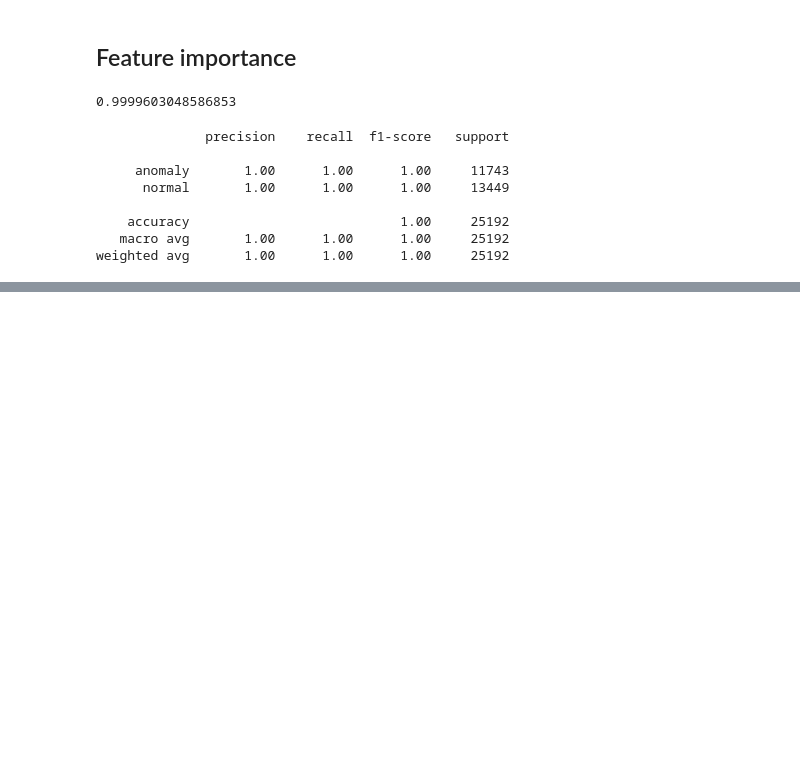
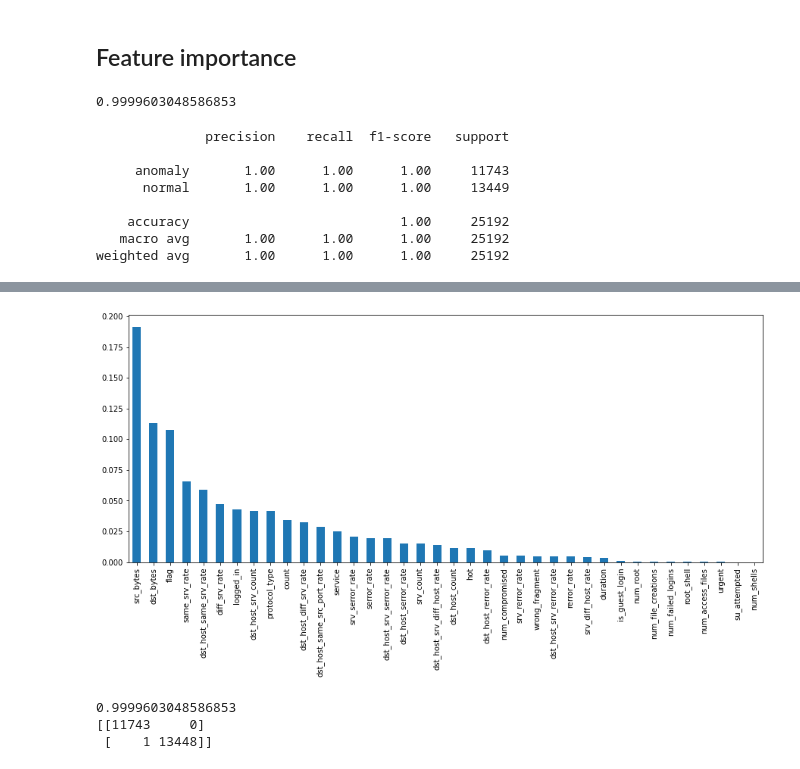
Before and after one commit to mein0121/Intrusion-Detection, a Jupyter notebook: 신영일/IntrusionDetection.ipynb, the cells around one changed output, grey strips where cells are left out. Cells and saved outputs as stored; diff of their text form; code cells hidden in the pictures; blank space fills up the shorter version.

```diff
--- a/신영일/IntrusionDetection.ipynb
+++ b/신영일/IntrusionDetection.ipynb
@@ -742,0 +740,7 @@ array([[11464,   279],
+# %%
+getScore(X_train2)
+# %% [output]
+[figure, added]
+0.9999603048586853
+[[11743     0]
+ [    1 13448]]
```
Also changed, not shown: parts of 79 cells of this notebook.
